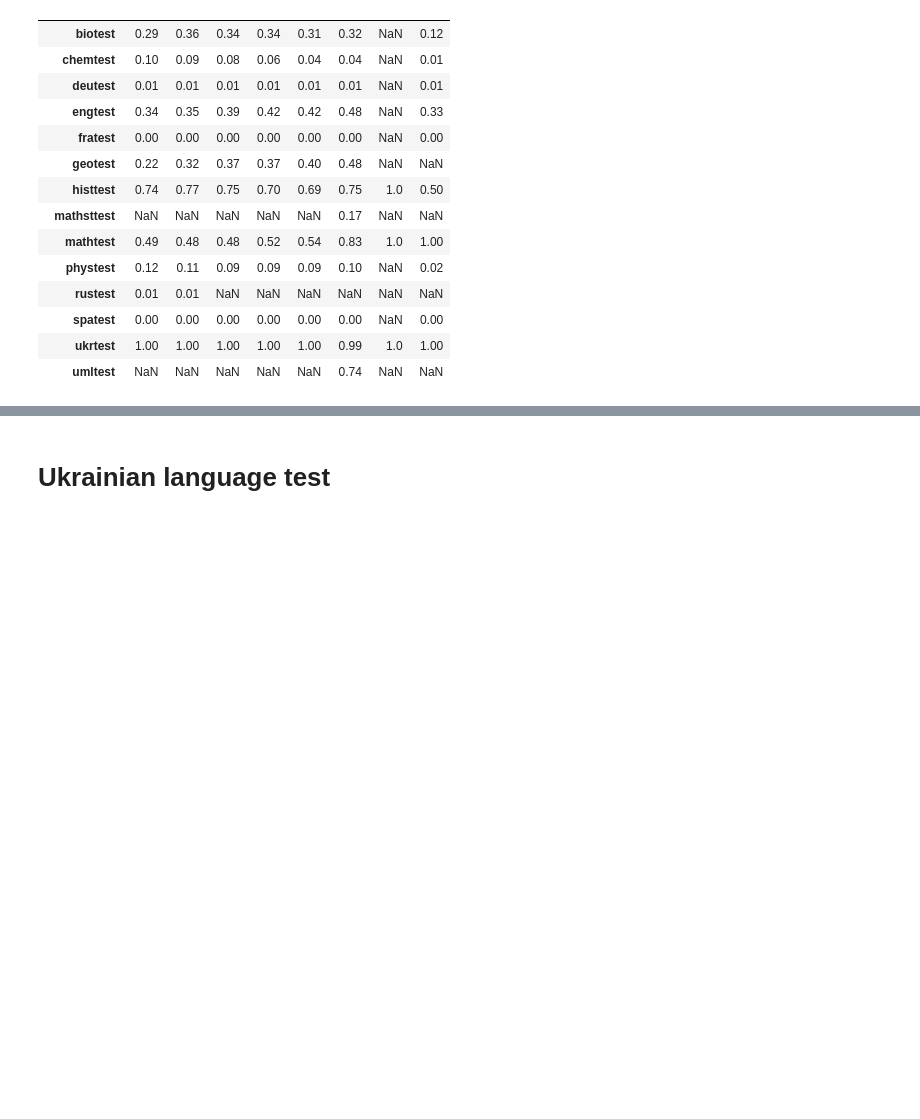
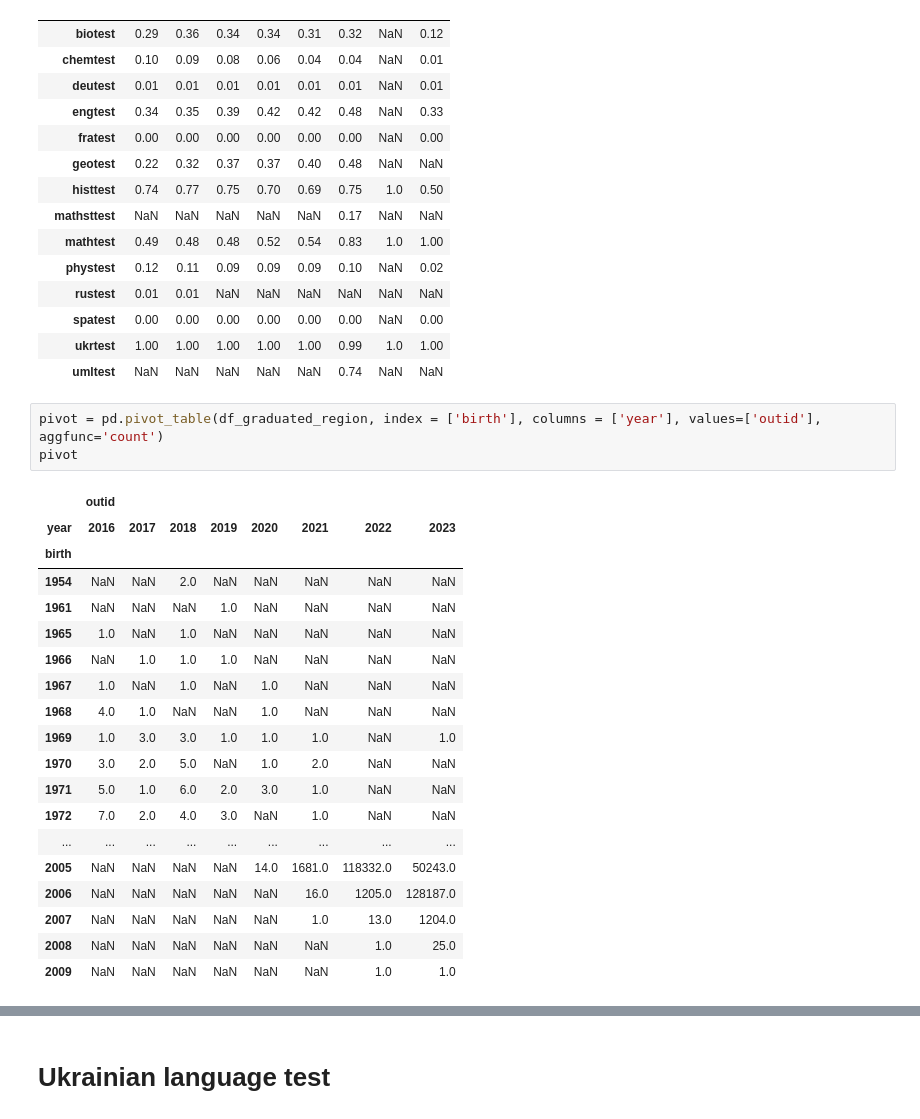
Before and after one commit to DataResponsibly/ZNO-Dataset, a Jupyter notebook: notebooks/analyses/paper_data.ipynb, the cells around one changed output, grey strips where cells are left out. Drawn from its saved outputs; the diff is of its cells as text; blank space fills up the shorter version.

```diff
--- a/notebooks/analyses/paper_data.ipynb
+++ b/notebooks/analyses/paper_data.ipynb
@@ -501,3 +757,26 @@ subj.div(total).round(2)
 | spatest | 0.00 | 0.00 | 0.00 | 0.00 | 0.00 | 0.00 | NaN | 0.00 |
 | ukrtest | 1.00 | 1.00 | 1.00 | 1.00 | 1.00 | 0.99 | 1.0 | 1.00 |
 | umltest | NaN | NaN | NaN | NaN | NaN | 0.74 | NaN | NaN |
+# %%
+pivot = pd.pivot_table(df_graduated_region, index = ['birth'], columns = ['year'], values=['outid'], aggfunc='count')
+pivot
+# %% [output]
+|  | outid |  |  |  |  |  |  |  |
+| year | 2016 | 2017 | 2018 | 2019 | 2020 | 2021 | 2022 | 2023 |
+| birth |  |  |  |  |  |  |  |  |
+| 1954 | NaN | NaN | 2.0 | NaN | NaN | NaN | NaN | NaN |
+| 1961 | NaN | NaN | NaN | 1.0 | NaN | NaN | NaN | NaN |
+| 1965 | 1.0 | NaN | 1.0 | NaN | NaN | NaN | NaN | NaN |
+| 1966 | NaN | 1.0 | 1.0 | 1.0 | NaN | NaN | NaN | NaN |
+| 1967 | 1.0 | NaN | 1.0 | NaN | 1.0 | NaN | NaN | NaN |
+| 1968 | 4.0 | 1.0 | NaN | NaN | 1.0 | NaN | NaN | NaN |
+| 1969 | 1.0 | 3.0 | 3.0 | 1.0 | 1.0 | 1.0 | NaN | 1.0 |
+| 1970 | 3.0 | 2.0 | 5.0 | NaN | 1.0 | 2.0 | NaN | NaN |
+| 1971 | 5.0 | 1.0 | 6.0 | 2.0 | 3.0 | 1.0 | NaN | NaN |
+| 1972 | 7.0 | 2.0 | 4.0 | 3.0 | NaN | 1.0 | NaN | NaN |
+| ... | ... | ... | ... | ... | ... | ... | ... | ... |
+| 2005 | NaN | NaN | NaN | NaN | 14.0 | 1681.0 | 118332.0 | 50243.0 |
+| 2006 | NaN | NaN | NaN | NaN | NaN | 16.0 | 1205.0 | 128187.0 |
+| 2007 | NaN | NaN | NaN | NaN | NaN | 1.0 | 13.0 | 1204.0 |
+| 2008 | NaN | NaN | NaN | NaN | NaN | NaN | 1.0 | 25.0 |
+| 2009 | NaN | NaN | NaN | NaN | NaN | NaN | 1.0 | 1.0 |
```
Also changed, not shown: parts of 38 cells of this notebook.
